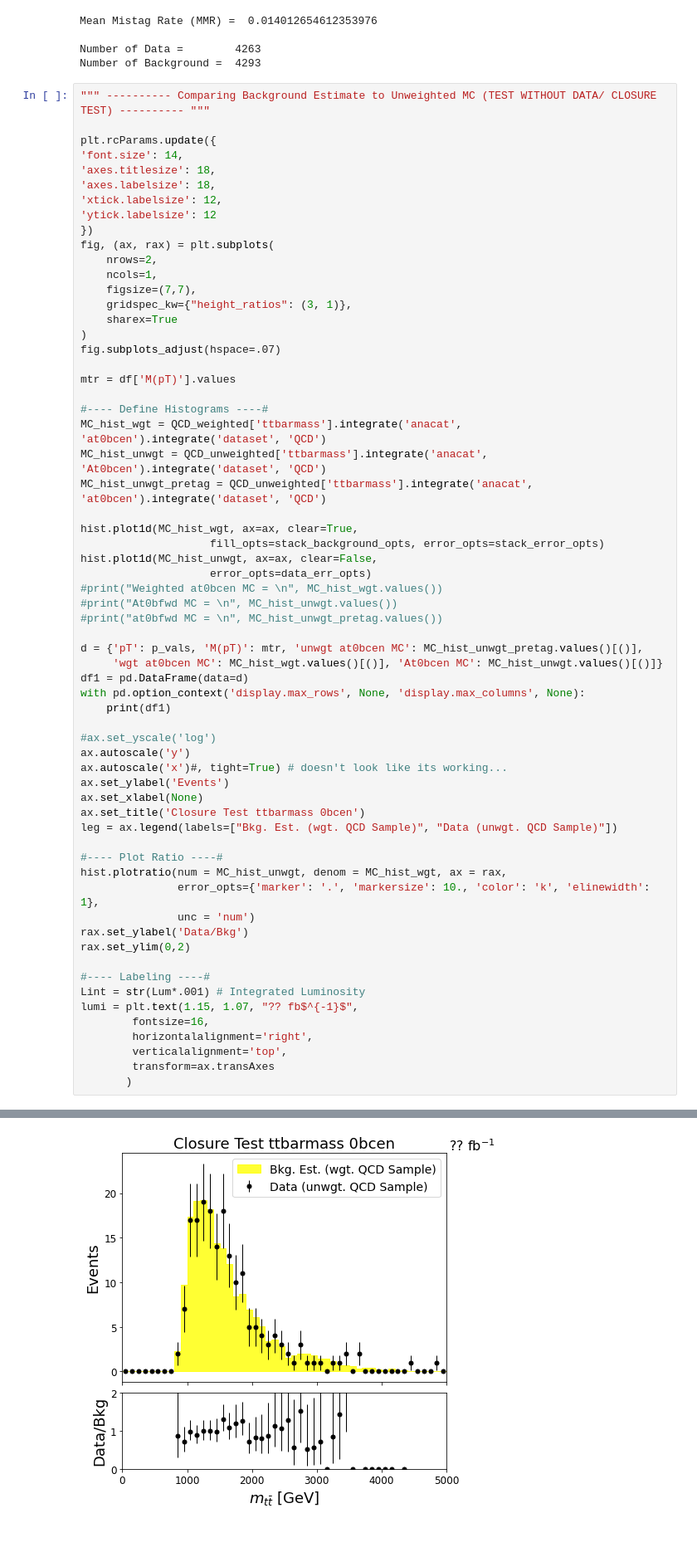
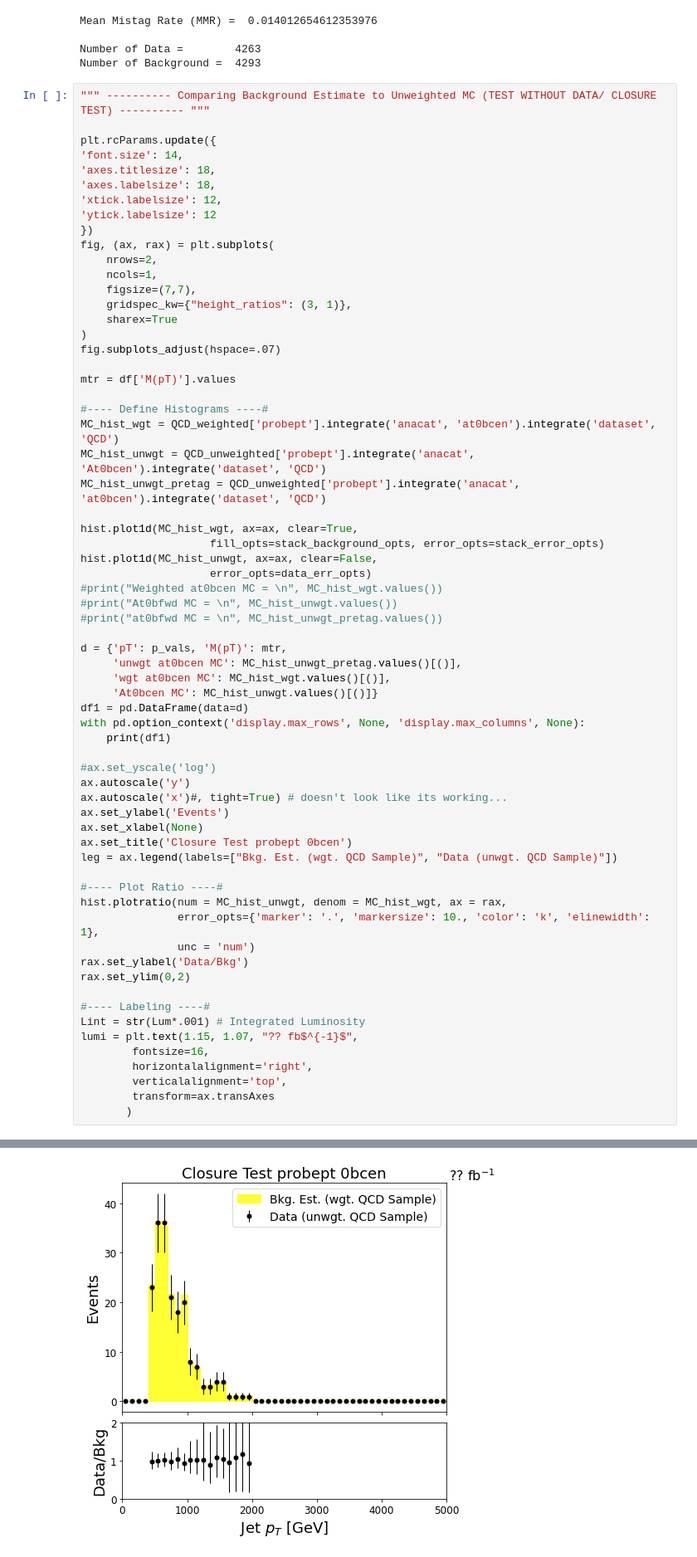
Before and after one commit to atpathak/TTbarAllHadUproot, a Jupyter notebook: TTbarResCoffeaAnalysis.ipynb, the cells around one changed output, grey strips where cells are left out. Shown at 83% size. Drawn from its saved outputs; the diff is of its cells as text; blank space fills up the shorter version.

```diff
--- a/TTbarResCoffeaAnalysis.ipynb
+++ b/TTbarResCoffeaAnalysis.ipynb
@@ -352,9 +352,9 @@ fig.subplots_adjust(hspace=.07)
 mtr = df['M(pT)'].values
 
 #---- Define Histograms ----#
-MC_hist_wgt = QCD_weighted['ttbarmass'].integrate('anacat', 'at0bcen').integrate('dataset', 'QCD')
-MC_hist_unwgt = QCD_unweighted['ttbarmass'].integrate('anacat', 'At0bcen').integrate('dataset', 'QCD')
-MC_hist_unwgt_pretag = QCD_unweighted['ttbarmass'].integrate('anacat', 'at0bcen').integrate('dataset', 'QCD')
+MC_hist_wgt = QCD_weighted['probept'].integrate('anacat', 'at0bcen').integrate('dataset', 'QCD')
+MC_hist_unwgt = QCD_unweighted['probept'].integrate('anacat', 'At0bcen').integrate('dataset', 'QCD')
+MC_hist_unwgt_pretag = QCD_unweighted['probept'].integrate('anacat', 'at0bcen').integrate('dataset', 'QCD')
 
 hist.plot1d(MC_hist_wgt, ax=ax, clear=True,
                     fill_opts=stack_background_opts, error_opts=stack_error_opts)
@@ -364,8 +364,10 @@ hist.plot1d(MC_hist_unwgt, ax=ax, clear=False,
 #print("At0bfwd MC = \n", MC_hist_unwgt.values())
 #print("at0bfwd MC = \n", MC_hist_unwgt_pretag.values())
 
-d = {'pT': p_vals, 'M(pT)': mtr, 'unwgt at0bcen MC': MC_hist_unwgt_pretag.values()[()],
-     'wgt at0bcen MC': MC_hist_wgt.values()[()], 'At0bcen MC': MC_hist_unwgt.values()[()]}
+d = {'pT': p_vals, 'M(pT)': mtr,
+     'unwgt at0bcen MC': MC_hist_unwgt_pretag.values()[()],
+     'wgt at0bcen MC': MC_hist_wgt.values()[()],
+     'At0bcen MC': MC_hist_unwgt.values()[()]}
 df1 = pd.DataFrame(data=d)
 with pd.option_context('display.max_rows', None, 'display.max_columns', None):
     print(df1)
@@ -375,7 +377,7 @@ ax.autoscale('y')
 ax.autoscale('x')#, tight=True) # doesn't look like its working...
 ax.set_ylabel('Events')
 ax.set_xlabel(None)
-ax.set_title('Closure Test ttbarmass 0bcen')
+ax.set_title('Closure Test probept 0bcen')
 leg = ax.legend(labels=["Bkg. Est. (wgt. QCD Sample)", "Data (unwgt. QCD Sample)"])
 
 #---- Plot Ratio ----#
@@ -414,4 +416,4 @@ lumi = plt.text(1.15, 1.07, "?? fb$^{-1}$",
-[figure, old version]
+[figure, new version]
 # %%
 nevts = QCD_unweighted['cutflow']['At0bcen']
 bkg_nevts = QCD_weighted['cutflow']['at0bcen']
```
Also changed, not shown: parts of 1 cell of this notebook, 11 other files.
